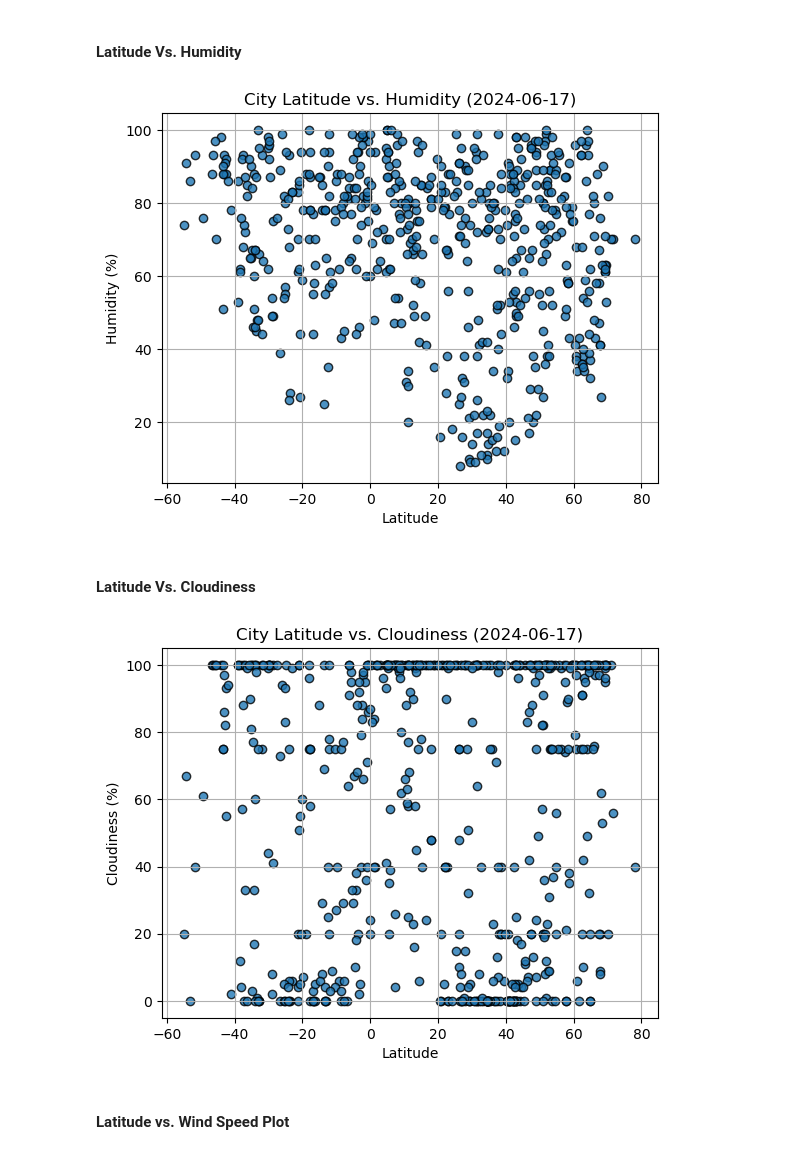
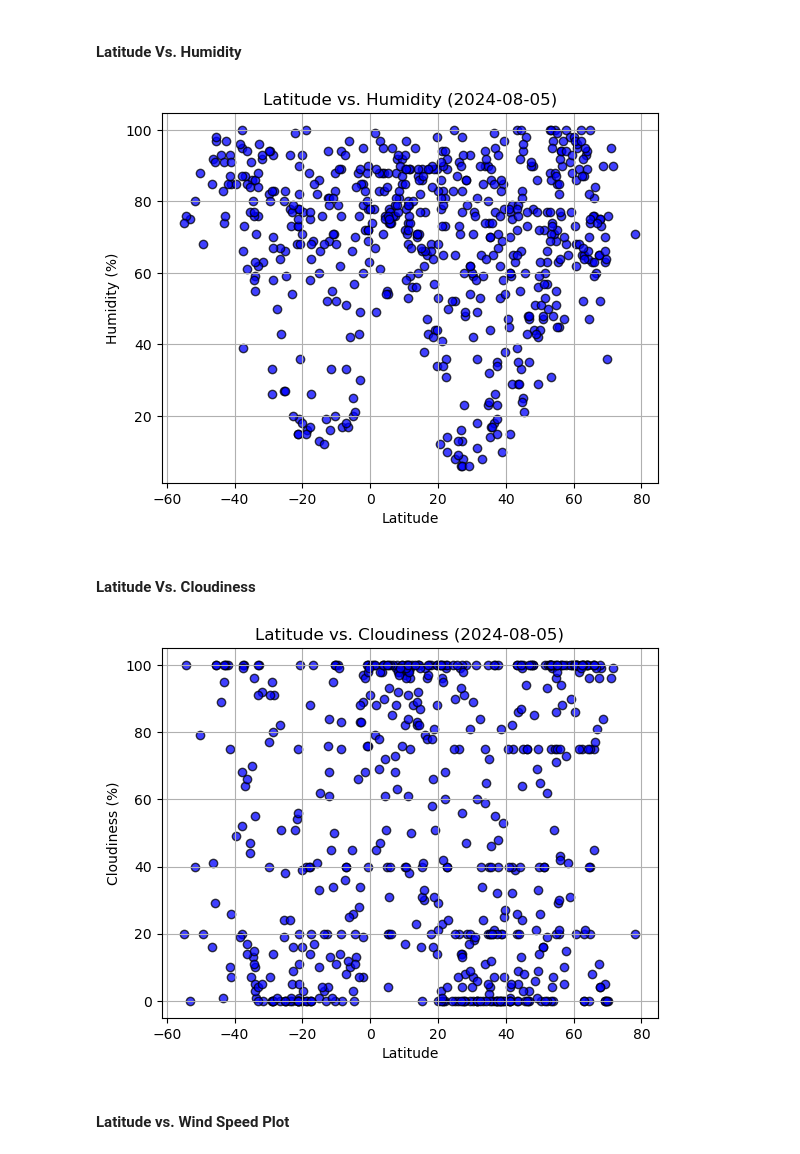
Before and after one commit to ZaneHuttinga/python-api-challenge, a Jupyter notebook: WeatherPy/WeatherPy.ipynb, the cells around one changed output. Saved outputs shown, nothing was run; the diff lists cells and outputs as text; code cells hidden in the pictures.

Commit message:
Create function for linear regression and create first two hemisphere-plots (Latitude vs. Temp)

```diff
--- a/WeatherPy/WeatherPy.ipynb
+++ b/WeatherPy/WeatherPy.ipynb
@@ -212,26 +212,34 @@ plt.show()
 #### Latitude Vs. Humidity
 # %%
 # Build the scatter plots for latitude vs. humidity
-# YOUR CODE HERE
+plt.scatter(city_data_df.loc[:,"Lat"], city_data_df.loc[:,"Humidity"], marker="o", facecolors="blue", edgecolors="black",
+        alpha=0.75)
 
 # Incorporate the other graph properties
-# YOUR CODE HERE
+plt.xlabel('Latitude')
+plt.ylabel('Humidity (%)')
+plt.title(f"Latitude vs. Humidity (2024-08-05)")
+plt.grid()
 
 # Save the figure
 plt.savefig("output_data/Fig2.png")
 
 # Show plot
 plt.show()
 # %% [output]
-[figure, old version]
+[figure, new version]
 # %% [markdown]
 #### Latitude Vs. Cloudiness
 # %%
 # Build the scatter plots for latitude vs. cloudiness
-# YOUR CODE HERE
+plt.scatter(city_data_df.loc[:,"Lat"], city_data_df.loc[:,"Cloudiness"], marker="o", facecolors="blue", edgecolors="black",
+        alpha=0.75)
 
 # Incorporate the other graph properties
-# YOUR CODE HERE
+plt.xlabel('Latitude')
+plt.ylabel('Cloudiness (%)')
+plt.title(f"Latitude vs. Cloudiness (2024-08-05)")
+plt.grid()
 
 # Save the figure
 plt.savefig("output_data/Fig3.png")
@@ -239,7 +247,7 @@ plt.savefig("output_data/Fig3.png")
 # Show plot
 plt.show()
 # %% [output]
-[figure, old version]
+[figure, new version]
 # %% [markdown]
 #### Latitude vs. Wind Speed Plot
 # %%
```
Also changed, not shown: parts of 9 cells of this notebook, 3 other files.
